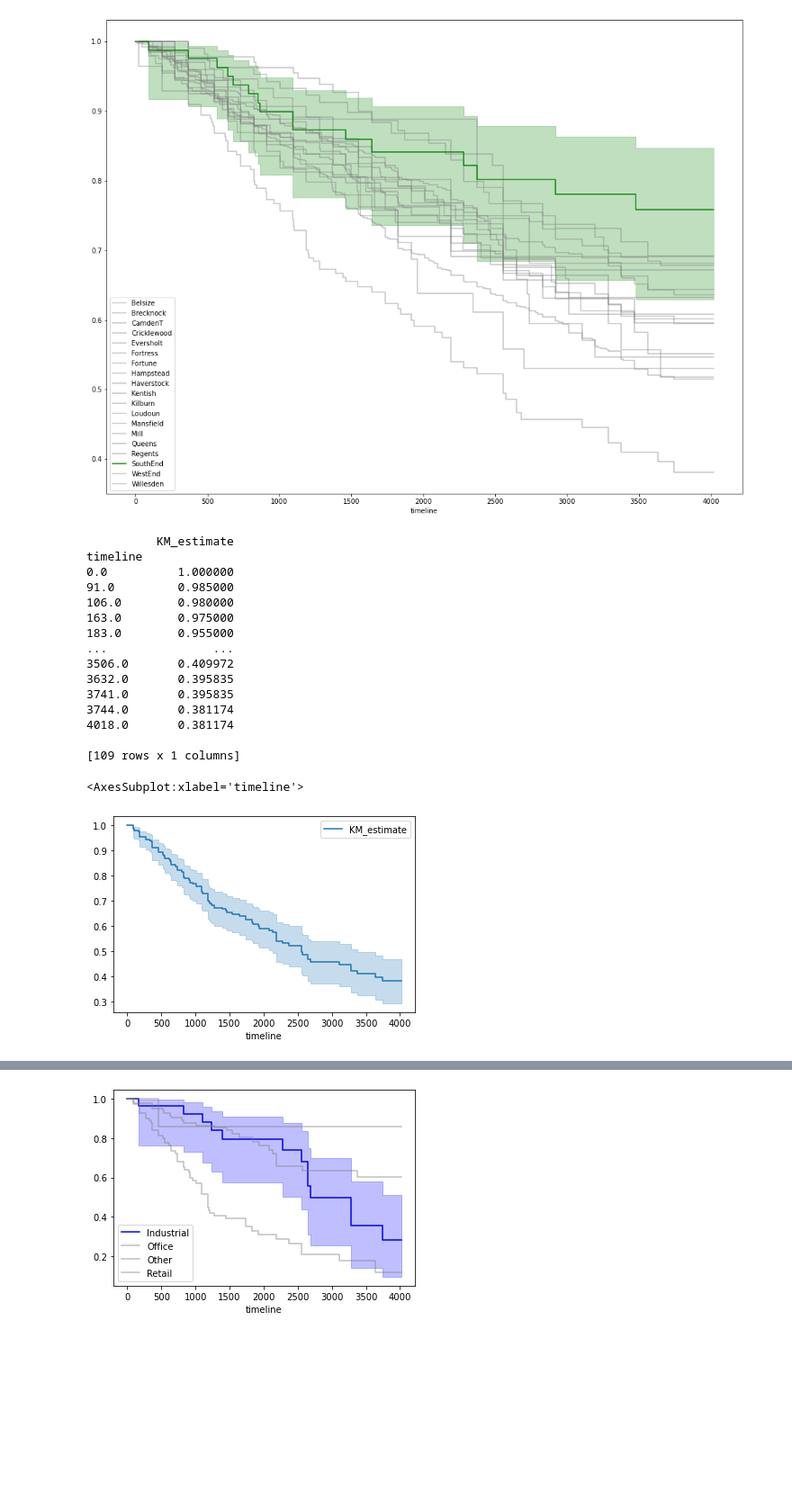
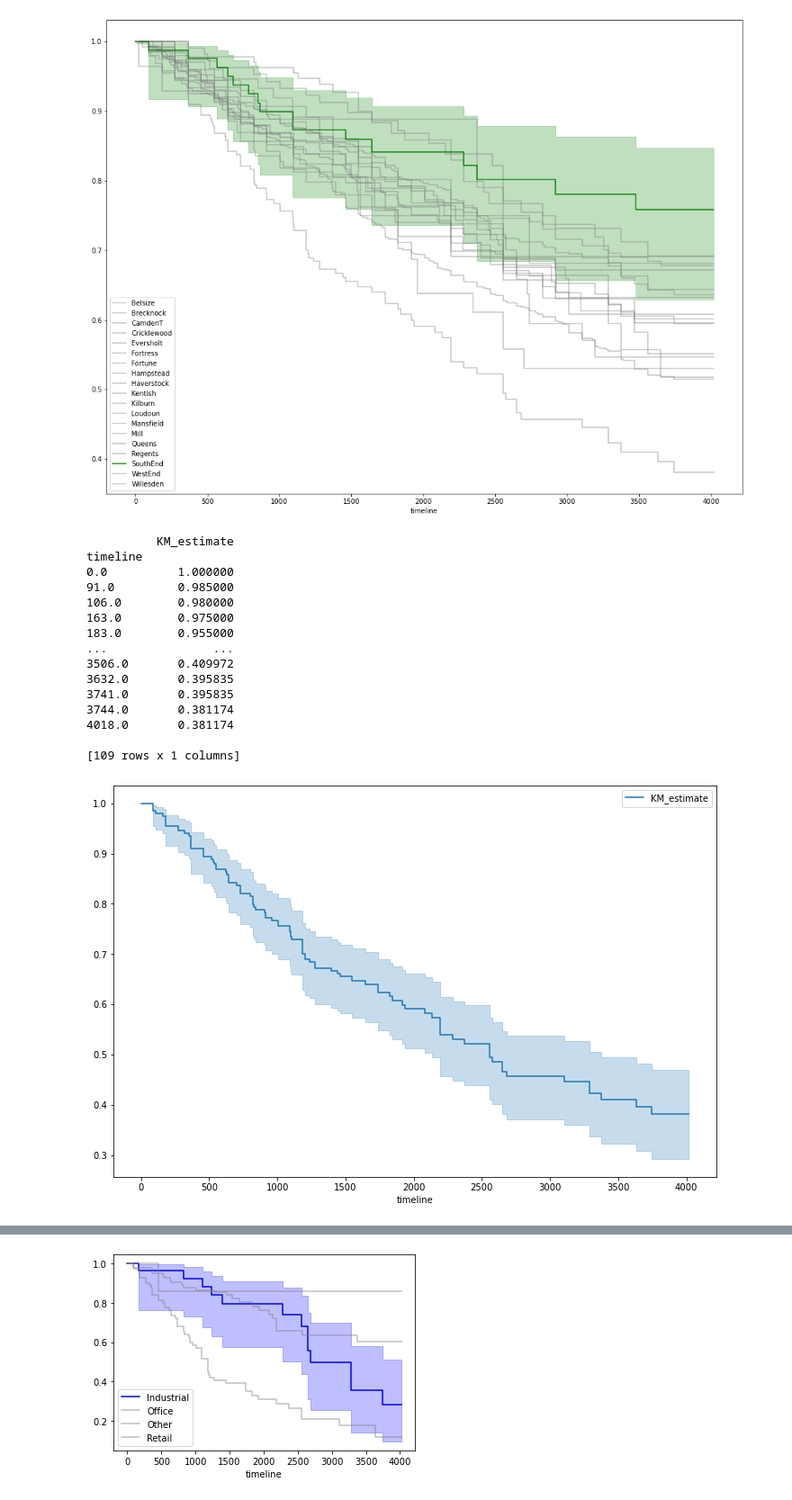
Before and after one commit to christinabotros/Camden-High-Street-Analysis, a Jupyter notebook: 4. Camden High Street Survival.ipynb, the cells around one changed output, grey strips where cells are left out. Shown at 90% size. Saved outputs shown, nothing was run; the diff lists cells and outputs as text; code cells hidden in the pictures; blank space fills up the shorter version.

```diff
--- a/4. Camden High Street Survival.ipynb
+++ b/4. Camden High Street Survival.ipynb
@@ -141,28 +144,29 @@ kentish = pd.read_csv("Camden High Streets/Kentish-final-survival.csv")
 # %%
 kmf = KaplanMeierFitter()
 kmf.fit(kentish['survival'], event_observed= kentish['vacant'])
 
 print(kmf.survival_function_)
 #print(kmf.median_)
-kmf.plot()
+fig, ax = plt.subplots(1,1, figsize=(12,8))
+ax = kmf.plot(ax=ax, ci_show=True)
+fig.savefig('outputs_img/survival_analysis/Camden-Highstreets-Survival.jpg')
 # %% [output]
           KM_estimate
 timeline
 0.0          1.000000
 91.0         0.985000
 106.0        0.980000
 163.0        0.975000
 183.0        0.955000
 ...               ...
 3506.0       0.409972
 3632.0       0.395835
 3741.0       0.395835
 3744.0       0.381174
 4018.0       0.381174
 
 [109 rows x 1 columns]
-<AxesSubplot:xlabel='timeline'>
-[figure, old version]
+[figure, new version]
 # %%
 kentish.loc[kentish['category'].isnull(), 'category'] = "Other"
 # %%
```
Also changed, not shown: parts of 6 cells of this notebook, 2 other files.
